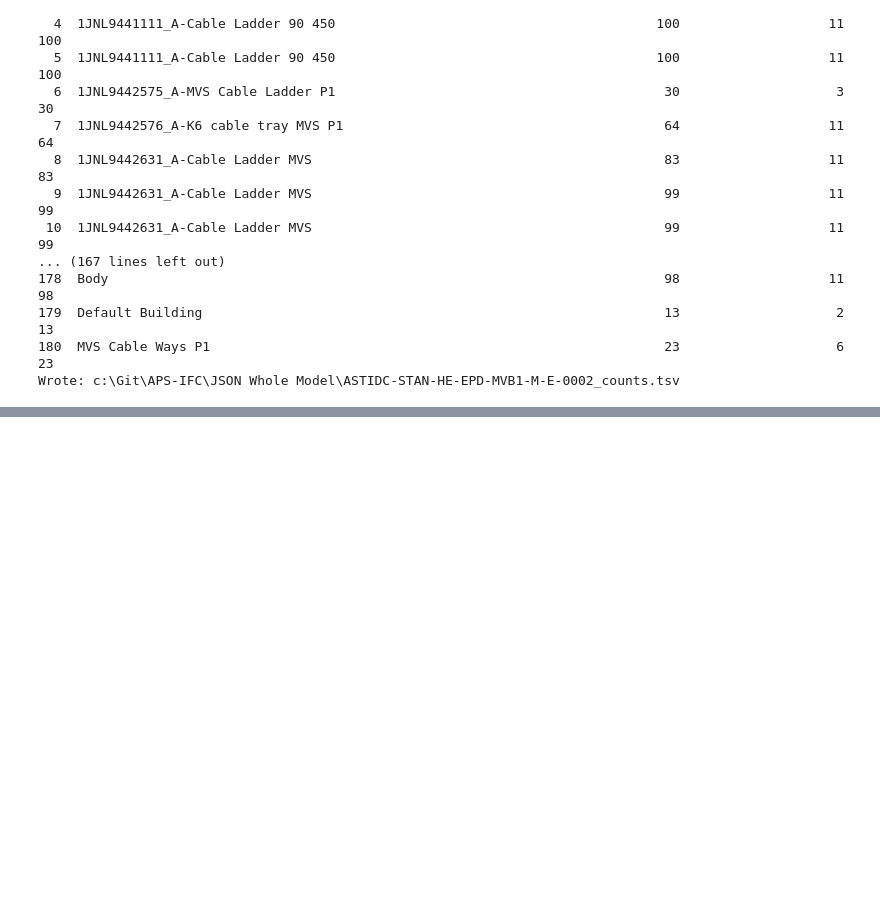
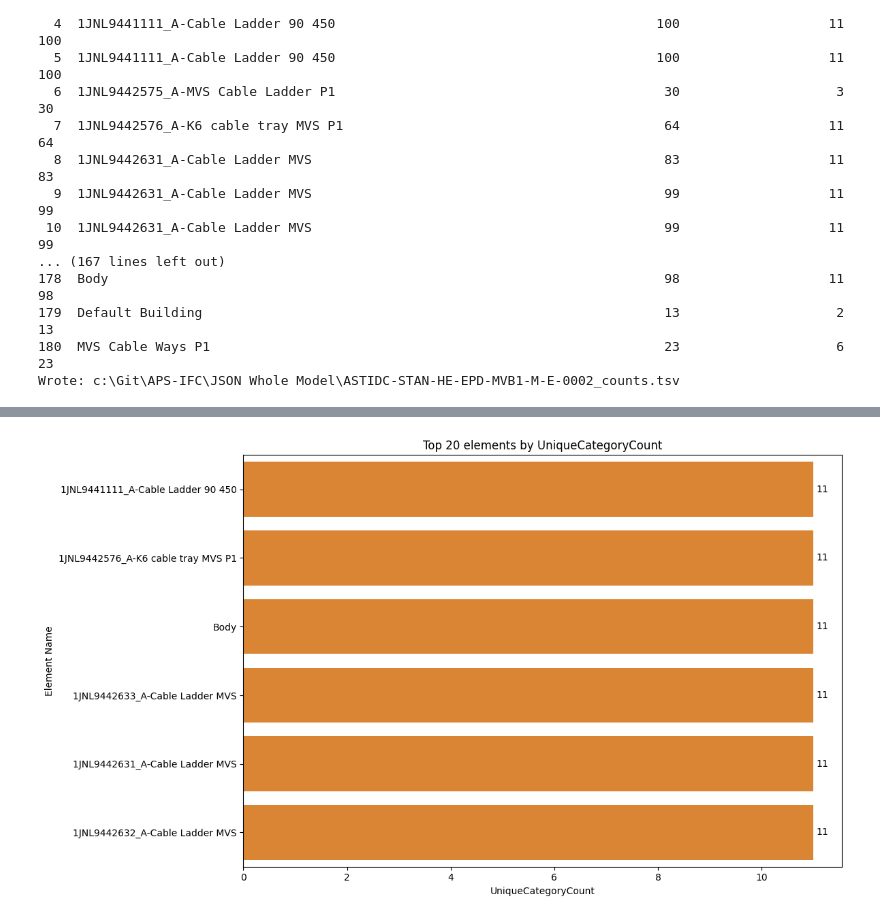
Before and after one commit to plarchi/MsC-IFC-APS, a Jupyter notebook: PyDataTransform/CountProperties_Notebook.ipynb, the cells around one changed output, grey strips where cells are left out. Drawn from its saved outputs; the diff is of its cells as text; code cells hidden in the pictures; blank space fills up the shorter version.

```diff
--- a/PyDataTransform/CountProperties_Notebook.ipynb
+++ b/PyDataTransform/CountProperties_Notebook.ipynb
@@ -224,0 +333,69 @@ Wrote: c:\Git\APS-IFC\JSON Whole Model\ASTIDC-STAN-HE-EPD-MVB1-M-E-0002_counts.t
+# %%
+import pandas as pd
+import matplotlib.pyplot as plt
+import seaborn as sns
+import matplotlib.container as mcontainer
+
+# This chart prefers `rows` (built earlier), but will rebuild it from `data` if needed.
+if "rows" not in globals() or not isinstance(rows, list):
+    if "data" not in globals() or not isinstance(data, list):
+        raise NameError("Neither `rows` nor `data` is defined. Run Cell 4 (choose path) and Cell 5 (load JSON), then run the rows-building cell, or re-run this cell.")
+
+    def _safe_distinct_category_count(element: dict) -> int:
+        properties = element.get("Properties")
+        if not isinstance(properties, list):
+            return 0
+        categories = set()
+        for item in properties:
+            if not isinstance(item, dict):
+                continue
+            category = item.get("category")
+            if category is None:
+                continue
+            text = str(category).strip()
+            if text:
+                categories.add(text)
+        return len(categories)
+
+    rows = []
+    row_no = 0
+    for element in data:
+        if not isinstance(element, dict):
+            continue
+        name = element.get("Name")
+        if name is None:
+            continue
+        row_no += 1
+        rows.append({
+            "No": row_no,
+            "Name": name,
+            "UniqueCategoryCount": _safe_distinct_category_count(element),
+        })
+
+df_rows = pd.DataFrame(rows)
+if df_rows.empty:
+    raise ValueError("No rows to plot (did the JSON contain any elements with a non-null Name?).")
+
+df_top20_elements = df_rows.sort_values("UniqueCategoryCount", ascending=False).head(20)
+
+display(df_top20_elements[["No", "Name", "UniqueCategoryCount"]])
+
+plt.figure(figsize=(12, 7))
+ax = sns.barplot(
+    data=df_top20_elements,
+    y="Name",
+    x="UniqueCategoryCount",
+    color="#F58518",
+    errorbar=None,
+ )
+ax.set_title("Top 20 elements by UniqueCategoryCount")
+ax.set_xlabel("UniqueCategoryCount")
+ax.set_ylabel("Element Name")
+
+for cont in ax.containers:
+    if isinstance(cont, mcontainer.BarContainer):
+        ax.bar_label(cont, fmt="%d", padding=3)
+
+plt.tight_layout()
+plt.show()
+# %% [output]
@@ -224,0 +419 @@ Wrote: c:\Git\APS-IFC\JSON Whole Model\ASTIDC-STAN-HE-EPD-MVB1-M-E-0002_counts.t
+[figure, added]
```
Also changed, not shown: parts of 4 cells of this notebook, 1 other file.
